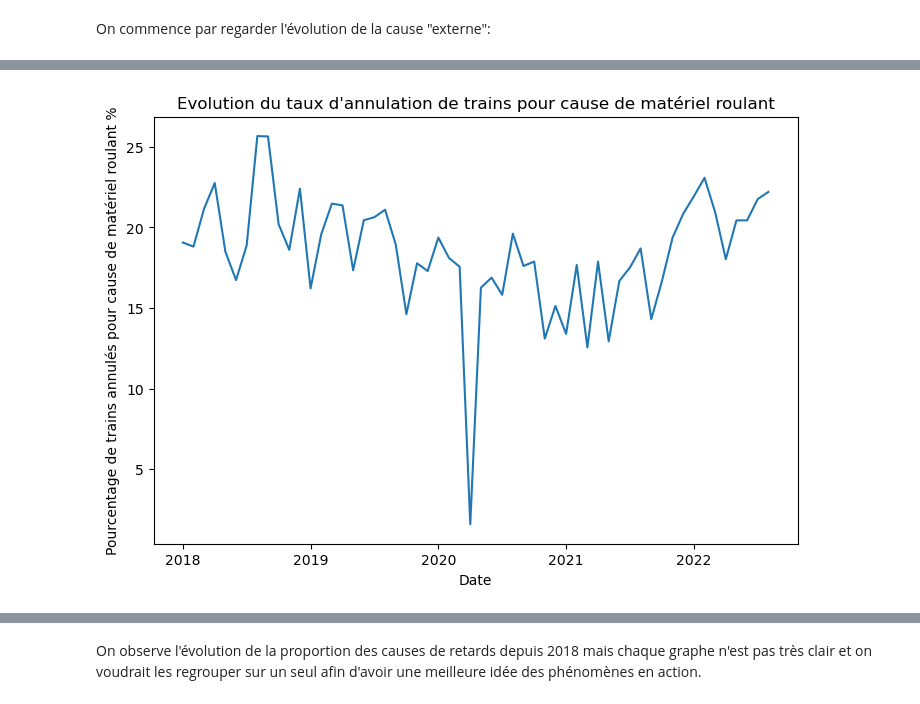
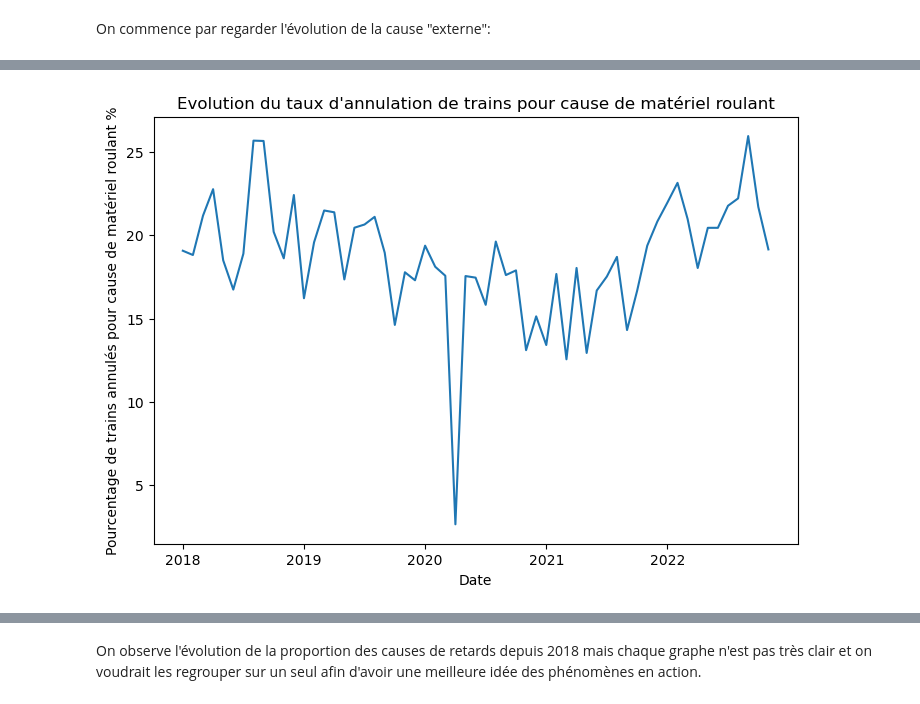
Before and after one commit to DiegoRenaud/Exercice, a Jupyter notebook: Analyse_retards.ipynb, the cells around one changed output, grey strips where cells are left out. Cells and saved outputs as stored; diff of their text form; code cells hidden in the pictures.

```diff
--- a/Analyse_retards.ipynb
+++ b/Analyse_retards.ipynb
@@ -299,11 +185,11 @@ for i in range(8):
 # %%
-M = M_2018 + M_2019 + M_2020 + M_2021 + M_2022
+M = aggreg_mensuel('prct_cause_materiel_roulant',2018) + aggreg_mensuel('prct_cause_materiel_roulant',2019) + aggreg_mensuel('prct_cause_materiel_roulant',2020) + aggreg_mensuel('prct_cause_materiel_roulant',2021) + aggreg_mensuel('prct_cause_materiel_roulant',2022)
 fig, ax = plt.subplots(figsize=(7, 5), layout='constrained')
 ax.plot(M)
 ax.set_xlabel('Date')
 ax.set_ylabel('Pourcentage de trains annulés pour cause de matériel roulant %')
 ax.set_title("Evolution du taux d\'annulation de trains pour cause de matériel roulant")
 plt.xticks([0,12,24,36,48],['2018', '2019', '2020', '2021', '2022'])
 plt.show()
 # %% [output]
-[figure, old version]
+[figure, new version]
```
Also changed, not shown: parts of 43 cells of this notebook.
